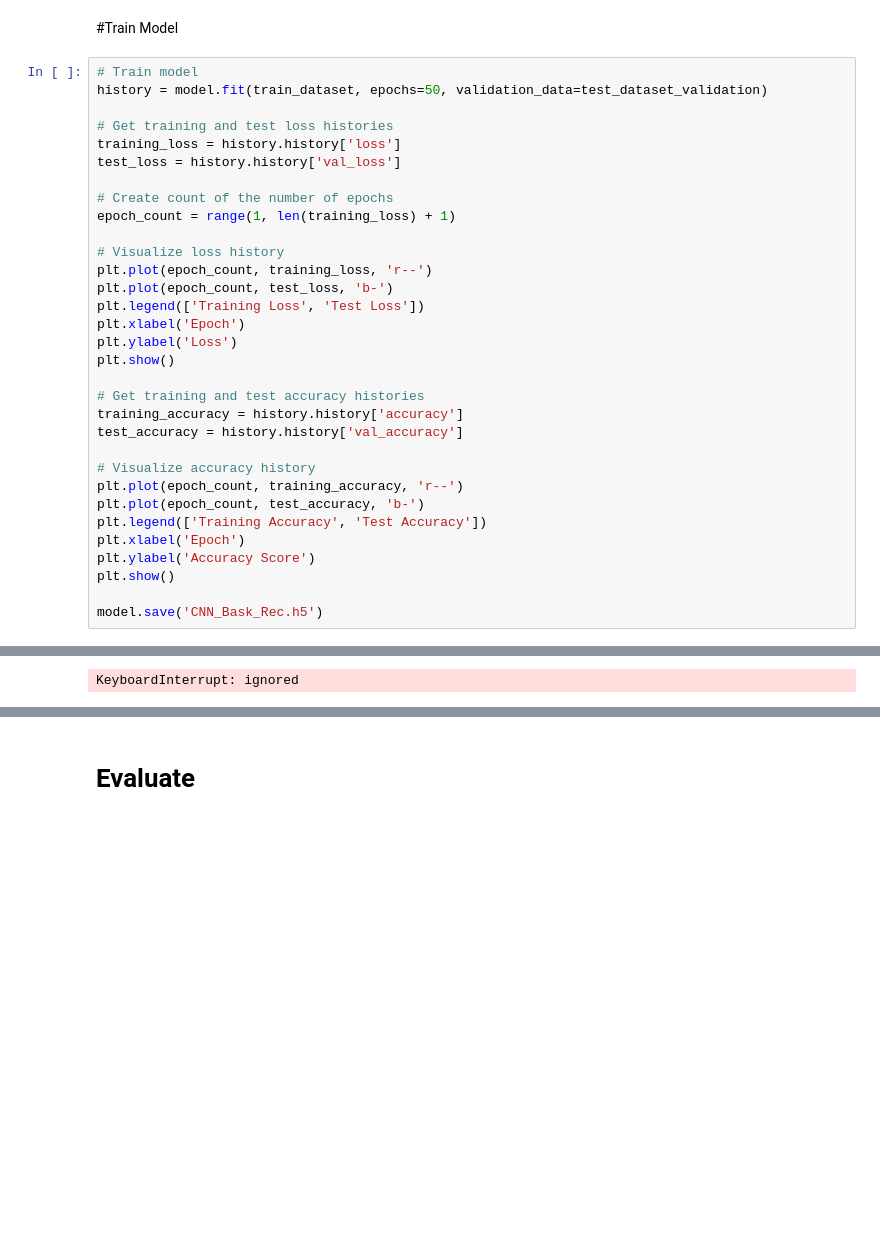
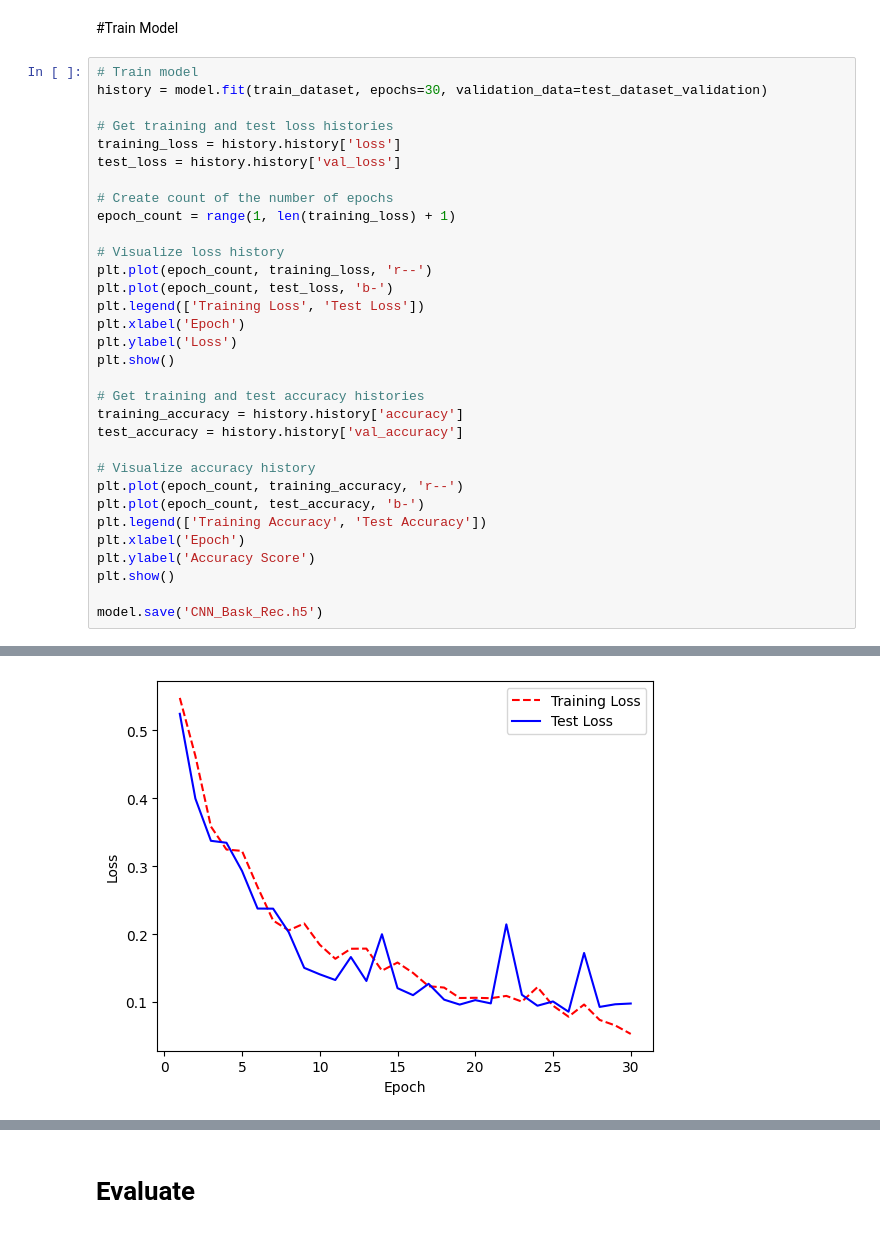
Before and after one commit to nguyencongdanh21/Machine-Vision, a Jupyter notebook: Model_Detection_Basketball_ver1_1.ipynb, the cells around one changed output, grey strips where cells are left out. Saved outputs shown, nothing was run; the diff lists cells and outputs as text; blank space fills up the shorter version.

```diff
--- a/Model_Detection_Basketball_ver1_1.ipynb
+++ b/Model_Detection_Basketball_ver1_1.ipynb
@@ -179,7 +166,7 @@ _________________________________________________________________
 #Train Model
 # %%
 # Train model
-history = model.fit(train_dataset, epochs=50, validation_data=test_dataset_validation)
+history = model.fit(train_dataset, epochs=30, validation_data=test_dataset_validation)
 
 # Get training and test loss histories
 training_loss = history.history['loss']
@@ -214 +217 @@ Epoch 1/50
-KeyboardInterrupt: ignored
+[figure, added]
```
Also changed, not shown: parts of 9 cells of this notebook.
